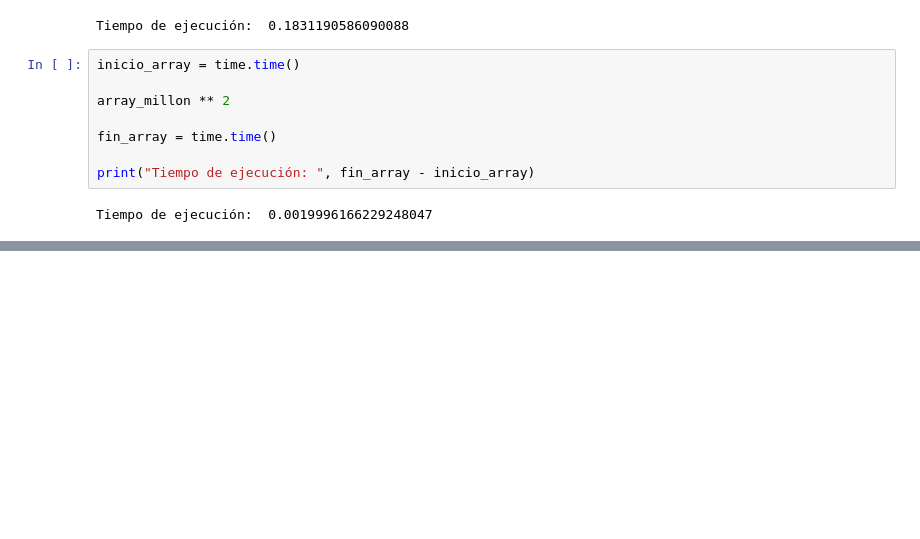
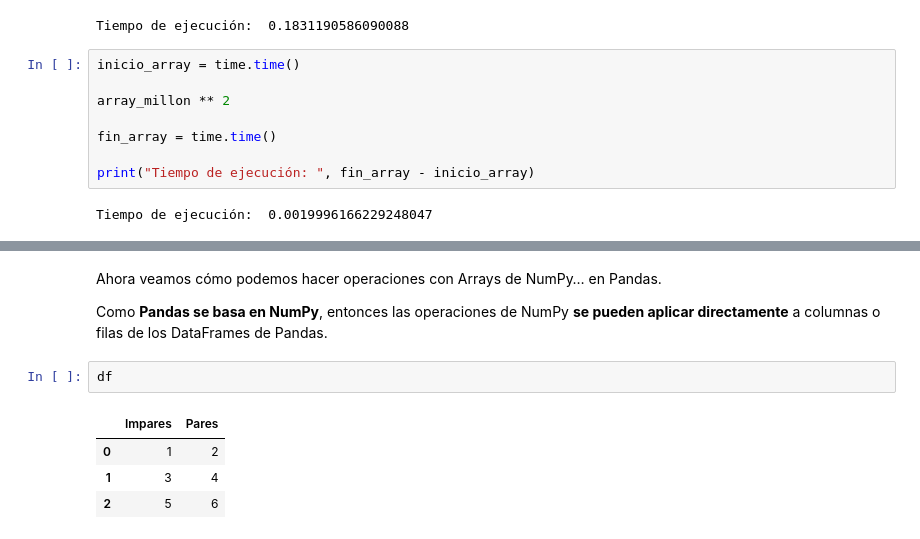
Before and after one commit to MartoBadi/TSCDIA-, a Jupyter notebook: Modelizado de Minería de Datos/notebooks_de_las_clases/clase_6.ipynb, the cells around one changed output, grey strips where cells are left out. Cells and saved outputs as stored; diff of their text form; blank space fills up the shorter version.

```diff
--- a/Modelizado de Minería de Datos/notebooks_de_las_clases/clase_6.ipynb
+++ b/Modelizado de Minería de Datos/notebooks_de_las_clases/clase_6.ipynb
@@ -127,0 +1096,11 @@ Tiempo de ejecución:  0.0019996166229248047
+# %% [markdown]
+Ahora veamos cómo podemos hacer operaciones con Arrays de NumPy… en Pandas.
+
+Como **Pandas se basa en NumPy**, entonces las operaciones de NumPy **se pueden aplicar directamente** a columnas o filas de los DataFrames de Pandas.
+# %%
+df
+# %% [output]
+|  | Impares | Pares |
+| 0 | 1 | 2 |
+| 1 | 3 | 4 |
+| 2 | 5 | 6 |
```
Also changed, not shown: parts of 177 cells of this notebook.
